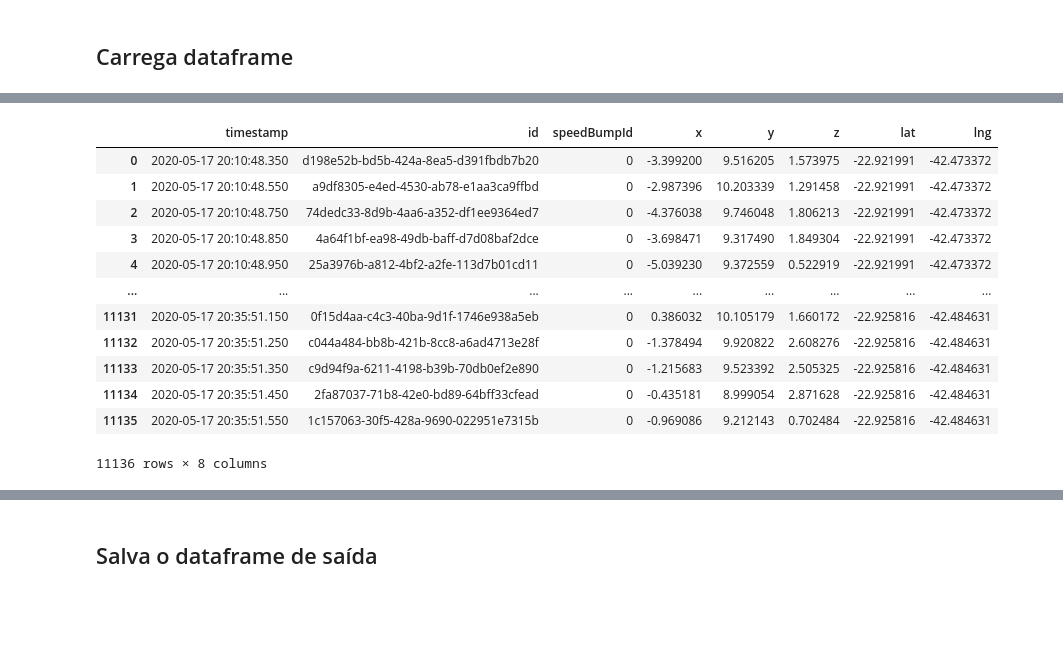
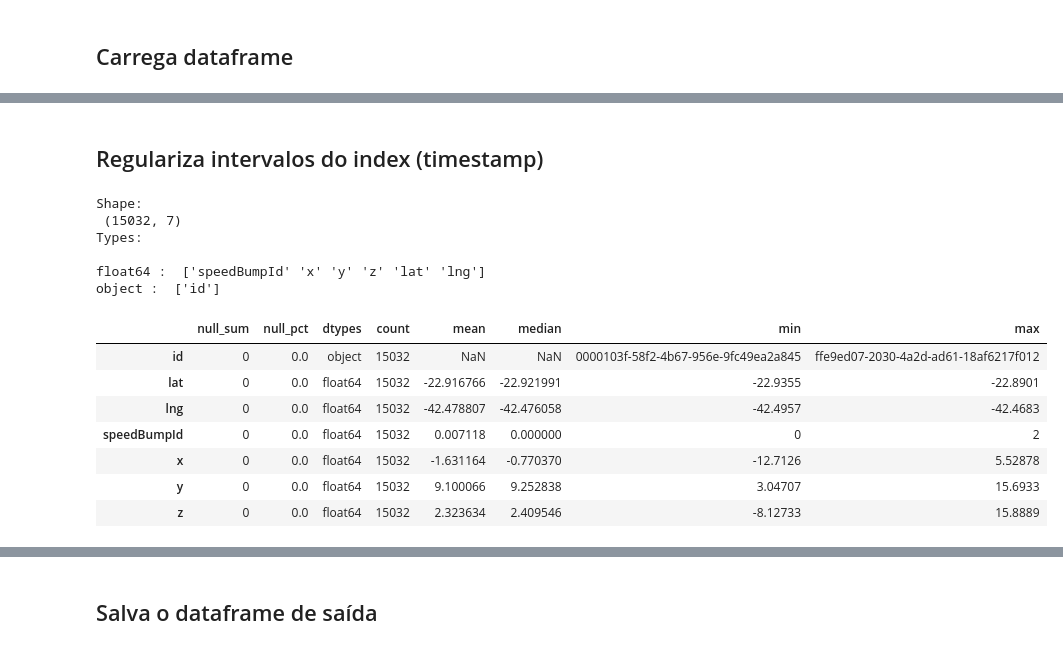
Before and after one commit to adornodev/pos-graduacao-Lunar, a Jupyter notebook: machinelearning/2_modelagem/1_pre_processamento/2_mapping_values.ipynb, the cells around one changed output, grey strips where cells are left out. Drawn from its saved outputs; the diff is of its cells as text; code cells hidden in the pictures; blank space fills up the shorter version.

```diff
--- a/machinelearning/2_modelagem/1_pre_processamento/2_mapping_values.ipynb
+++ b/machinelearning/2_modelagem/1_pre_processamento/2_mapping_values.ipynb
@@ -84,16 +70,2 @@ Depois do filtro: (11136, 8)
-# %%
-df_filtered
-# %% [output]
-|  | timestamp | id | speedBumpId | x | y | z | lat | lng |
-| 0 | 2020-05-17 20:10:48.350 | d198e52b-bd5b-424a-8ea5-d391fbdb7b20 | 0 | -3.399200 | 9.516205 | 1.573975 | -22.921991 | -42.473372 |
-| 1 | 2020-05-17 20:10:48.550 | a9df8305-e4ed-4530-ab78-e1aa3ca9ffbd | 0 | -2.987396 | 10.203339 | 1.291458 | -22.921991 | -42.473372 |
-| 2 | 2020-05-17 20:10:48.750 | 74dedc33-8d9b-4aa6-a352-df1ee9364ed7 | 0 | -4.376038 | 9.746048 | 1.806213 | -22.921991 | -42.473372 |
-| 3 | 2020-05-17 20:10:48.850 | 4a64f1bf-ea98-49db-baff-d7d08baf2dce | 0 | -3.698471 | 9.317490 | 1.849304 | -22.921991 | -42.473372 |
-| 4 | 2020-05-17 20:10:48.950 | 25a3976b-a812-4bf2-a2fe-113d7b01cd11 | 0 | -5.039230 | 9.372559 | 0.522919 | -22.921991 | -42.473372 |
-| ... | ... | ... | ... | ... | ... | ... | ... | ... |
-| 11131 | 2020-05-17 20:35:51.150 | 0f15d4aa-c4c3-40ba-9d1f-1746e938a5eb | 0 | 0.386032 | 10.105179 | 1.660172 | -22.925816 | -42.484631 |
-| 11132 | 2020-05-17 20:35:51.250 | c044a484-bb8b-421b-8cc8-a6ad4713e28f | 0 | -1.378494 | 9.920822 | 2.608276 | -22.925816 | -42.484631 |
-| 11133 | 2020-05-17 20:35:51.350 | c9d94f9a-6211-4198-b39b-70db0ef2e890 | 0 | -1.215683 | 9.523392 | 2.505325 | -22.925816 | -42.484631 |
-| 11134 | 2020-05-17 20:35:51.450 | 2fa87037-71b8-42e0-bd89-64bff33cfead | 0 | -0.435181 | 8.999054 | 2.871628 | -22.925816 | -42.484631 |
-| 11135 | 2020-05-17 20:35:51.550 | 1c157063-30f5-428a-9690-022951e7315b | 0 | -0.969086 | 9.212143 | 0.702484 | -22.925816 | -42.484631 |
-11136 rows × 8 columns
+# %% [markdown]
+## Regulariza intervalos do index (timestamp)
@@ -99,0 +75,17 @@ df_filtered
+# %%
+df_manipulator.apply_describe(df_out)
+# %% [output]
+Shape:
+ (15032, 7)
+Types:
+
+float64 :  ['speedBumpId' 'x' 'y' 'z' 'lat' 'lng']
+object :  ['id']
+|  | null_sum | null_pct | dtypes | count | mean | median | min | max |
+| id | 0 | 0.0 | object | 15032 | NaN | NaN | 0000103f-58f2-4b67-956e-9fc49ea2a845 | ffe9ed07-2030-4a2d-ad61-18af6217f012 |
+| lat | 0 | 0.0 | float64 | 15032 | -22.916766 | -22.921991 | -22.9355 | -22.8901 |
+| lng | 0 | 0.0 | float64 | 15032 | -42.478807 | -42.476058 | -42.4957 | -42.4683 |
+| speedBumpId | 0 | 0.0 | float64 | 15032 | 0.007118 | 0.000000 | 0 | 2 |
+| x | 0 | 0.0 | float64 | 15032 | -1.631164 | -0.770370 | -12.7126 | 5.52878 |
+| y | 0 | 0.0 | float64 | 15032 | 9.100066 | 9.252838 | 3.04707 | 15.6933 |
+| z | 0 | 0.0 | float64 | 15032 | 2.323634 | 2.409546 | -8.12733 | 15.8889 |
```
Also changed, not shown: parts of 20 cells of this notebook.
